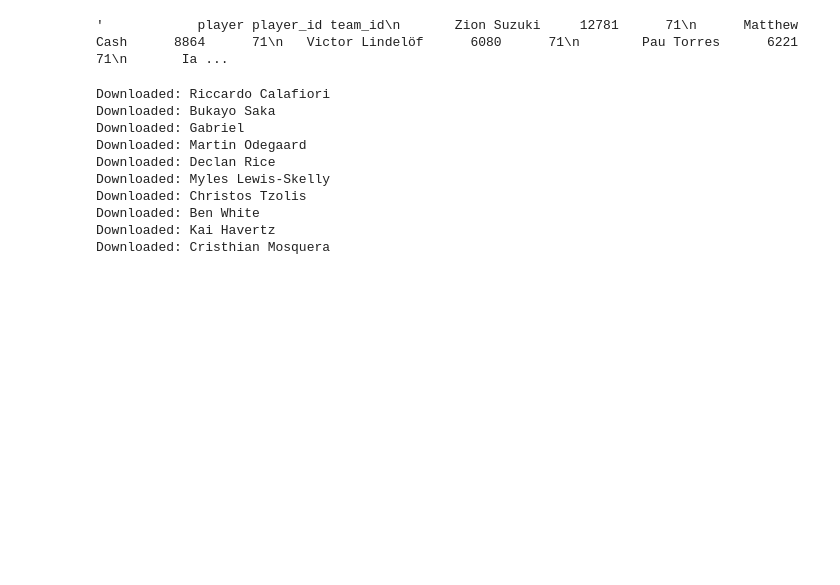
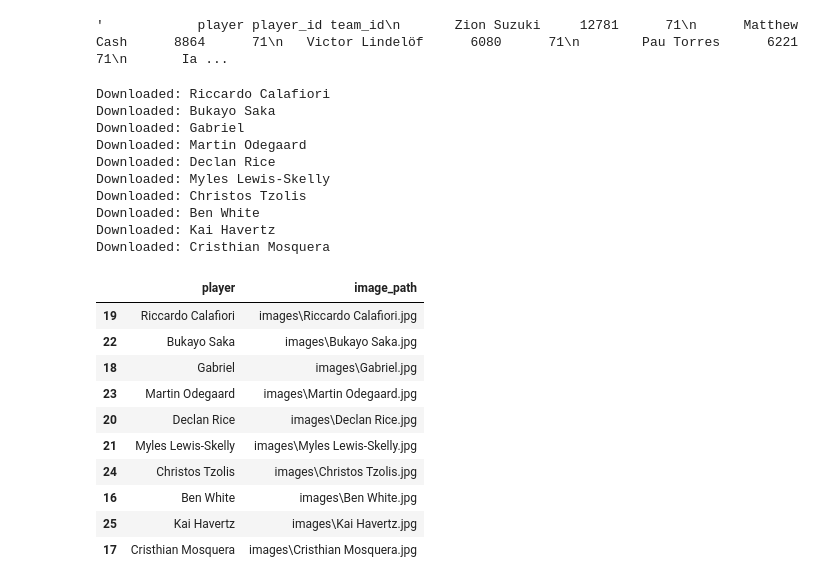
Before and after one commit to SalmaAllam8/football-data-visualization, a Jupyter notebook: Arsenal_undestats.ipynb, the cells around one changed output. Drawn from its saved outputs; the diff is of its cells as text; code cells hidden in the pictures; blank space fills up the shorter version.

```diff
--- a/Arsenal_undestats.ipynb
+++ b/Arsenal_undestats.ipynb
@@ -580,3 +580,25 @@ Downloaded: Christos Tzolis
 Downloaded: Ben White
 Downloaded: Kai Havertz
 Downloaded: Cristhian Mosquera
+# %%
+from pathlib import Path
+
+image_folder = Path("images")
+
+top_10["image_path"] = top_10["player"].apply(
+    lambda name: str(image_folder / f"{name}.jpg")
+)
+
+top_10[["player", "image_path"]]
+# %% [output]
+|  | player | image_path |
+| 19 | Riccardo Calafiori | images\Riccardo Calafiori.jpg |
+| 22 | Bukayo Saka | images\Bukayo Saka.jpg |
+| 18 | Gabriel | images\Gabriel.jpg |
+| 23 | Martin Odegaard | images\Martin Odegaard.jpg |
+| 20 | Declan Rice | images\Declan Rice.jpg |
+| 21 | Myles Lewis-Skelly | images\Myles Lewis-Skelly.jpg |
+| 24 | Christos Tzolis | images\Christos Tzolis.jpg |
+| 16 | Ben White | images\Ben White.jpg |
+| 25 | Kai Havertz | images\Kai Havertz.jpg |
+| 17 | Cristhian Mosquera | images\Cristhian Mosquera.jpg |
```
Also changed, not shown: parts of 1 cell of this notebook.
